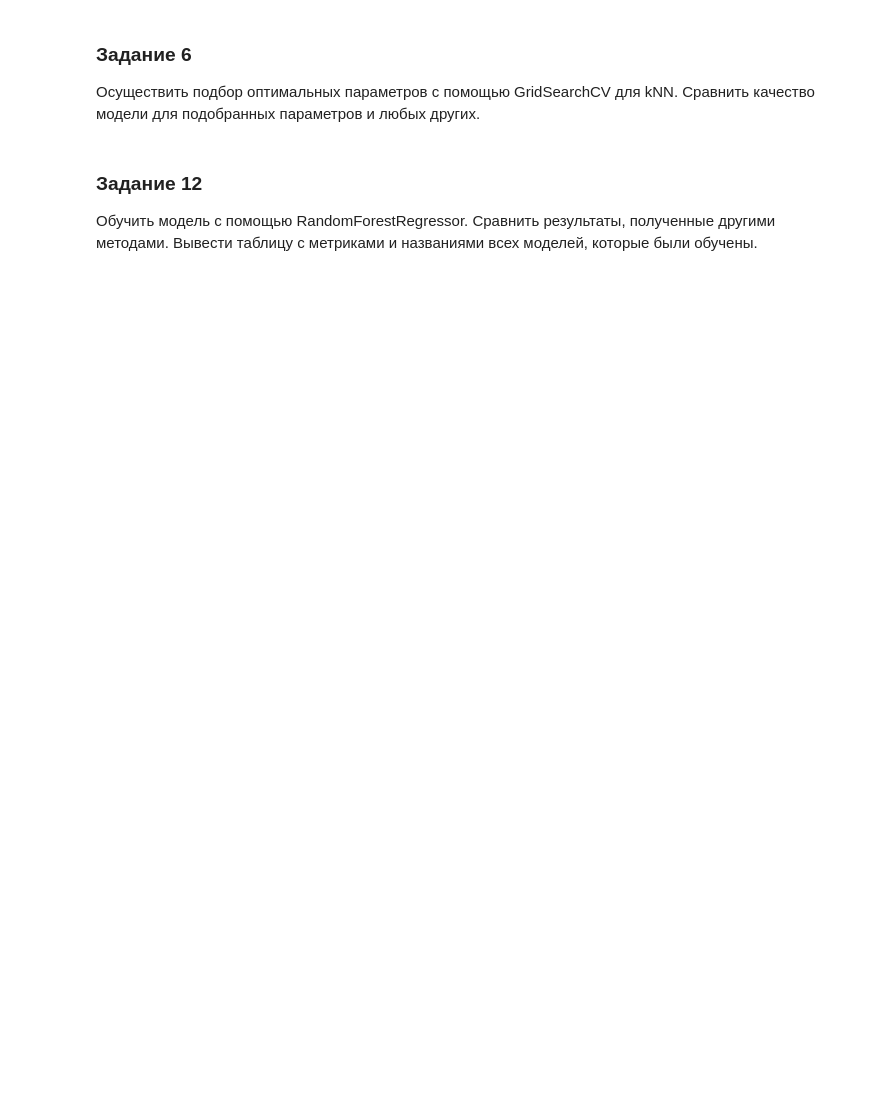
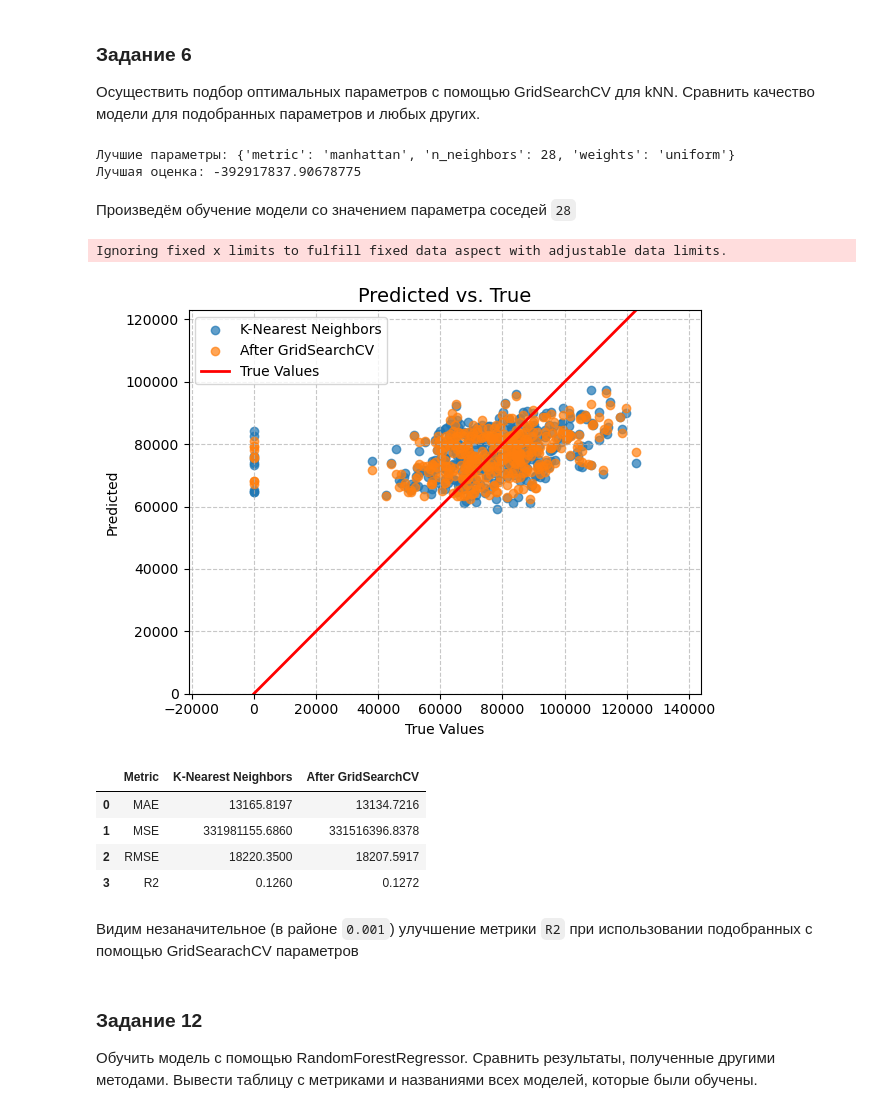
Before and after one commit to tush00nka/DA_lab_3, a Jupyter notebook: ЛР3_Борисоглебский_12.ipynb, the cells around one changed output. Drawn from its saved outputs; the diff is of its cells as text; code cells hidden in the pictures; blank space fills up the shorter version.

```diff
--- a/ЛР3_Борисоглебский_12.ipynb
+++ b/ЛР3_Борисоглебский_12.ipynb
@@ -726,6 +732,55 @@ Ignoring fixed x limits to fulfill fixed data aspect with adjustable data limits
 ### Задание 6
 Осуществить подбор оптимальных параметров с помощью GridSearchCV для kNN.
 Сравнить качество модели для подобранных параметров и любых других.
+# %%
+from sklearn.model_selection import GridSearchCV
+from sklearn.neighbors import KNeighborsRegressor
+
+# Параметры для поиска
+parameters = {
+    'n_neighbors': range(1, 31),
+    'weights': ['uniform', 'distance'],
+    'metric': ['euclidean', 'manhattan', 'minkowski']
+}
+
+# Создание и обучение GridSearchCV для регрессии
+knn = KNeighborsRegressor()
+grid_search = GridSearchCV(
+    knn,
+    parameters,
+    cv=5,
+    scoring='neg_mean_squared_error',
+    n_jobs=-1
+)
+grid_search.fit(X_train, y_train)
+
+# Лучшие параметры
+print("Лучшие параметры:", grid_search.best_params_)
+print("Лучшая оценка:", grid_search.best_score_)
+# %% [output]
+Лучшие параметры: {'metric': 'manhattan', 'n_neighbors': 28, 'weights': 'uniform'}
+Лучшая оценка: -392917837.90678775
+# %% [markdown]
+Произведём обучение модели со значением параметра соседей `28`
+# %%
+model = KNeighborsRegressor(n_neighbors=28, weights='uniform')
+model.fit(X_train, y_train)
+
+predicted_optimal = model.predict(X_valid)
+
+pred_vs_true(y_valid, {"K-Nearest Neighbors": predicted, "After GridSearchCV": predicted_optimal})
+
+get_metrics(y_valid, {"K-Nearest Neighbors": predicted, "After GridSearchCV": predicted_optimal})
+# %% [output]
+Ignoring fixed x limits to fulfill fixed data aspect with adjustable data limits.
+[figure, added]
+|  | Metric | K-Nearest Neighbors | After GridSearchCV |
+| 0 | MAE | 13165.8197 | 13134.7216 |
+| 1 | MSE | 331981155.6860 | 331516396.8378 |
+| 2 | RMSE | 18220.3500 | 18207.5917 |
+| 3 | R2 | 0.1260 | 0.1272 |
+# %% [markdown]
+Видим незаначительное (в районе `0.001`) улучшение метрики `R2` при использовании подобранных с помощью GridSearachCV параметров
 # %% [markdown]
 ### Задание 12
 Обучить модель с помощью RandomForestRegressor. Сравнить результаты,
```
Also changed, not shown: parts of 5 cells of this notebook.
